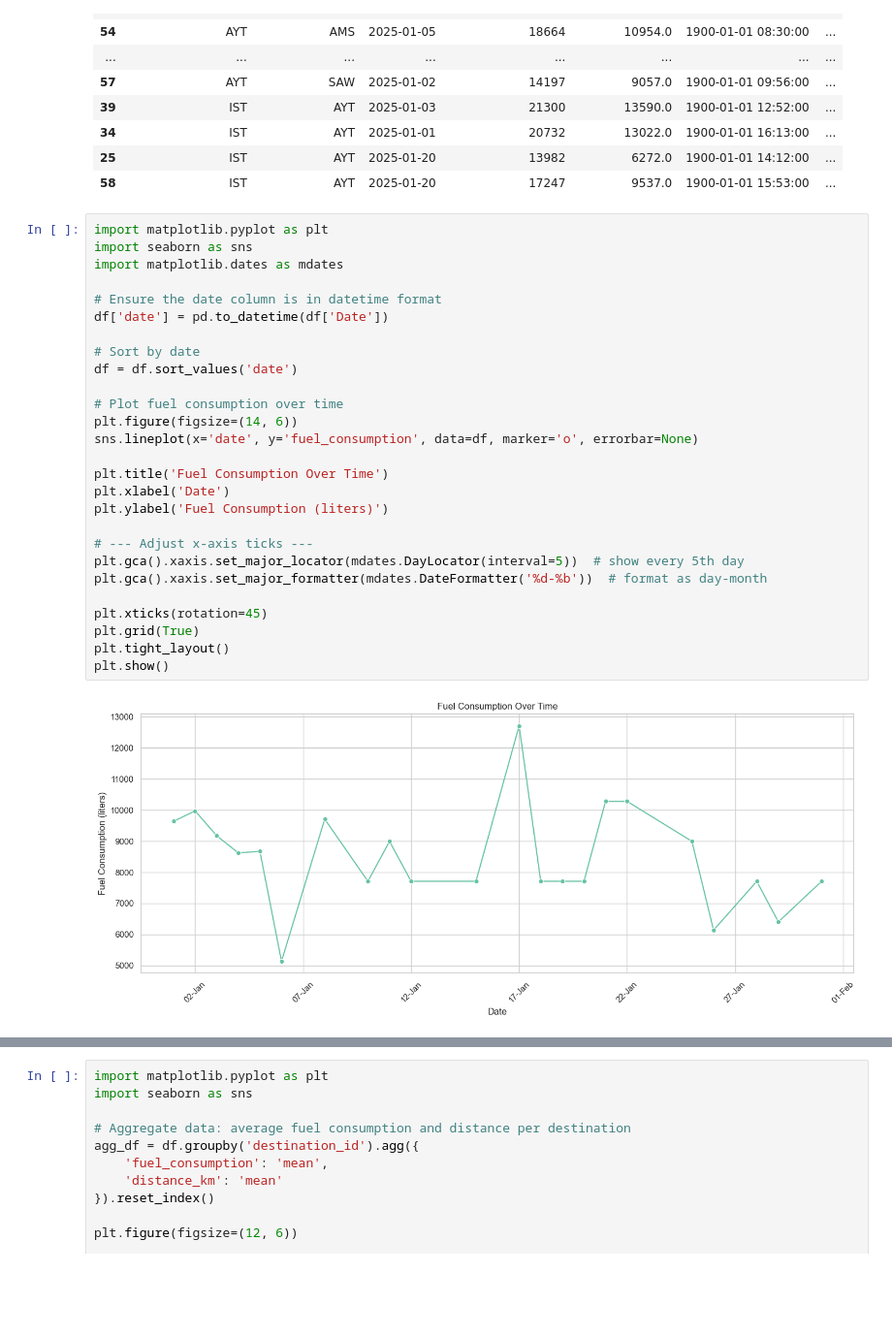
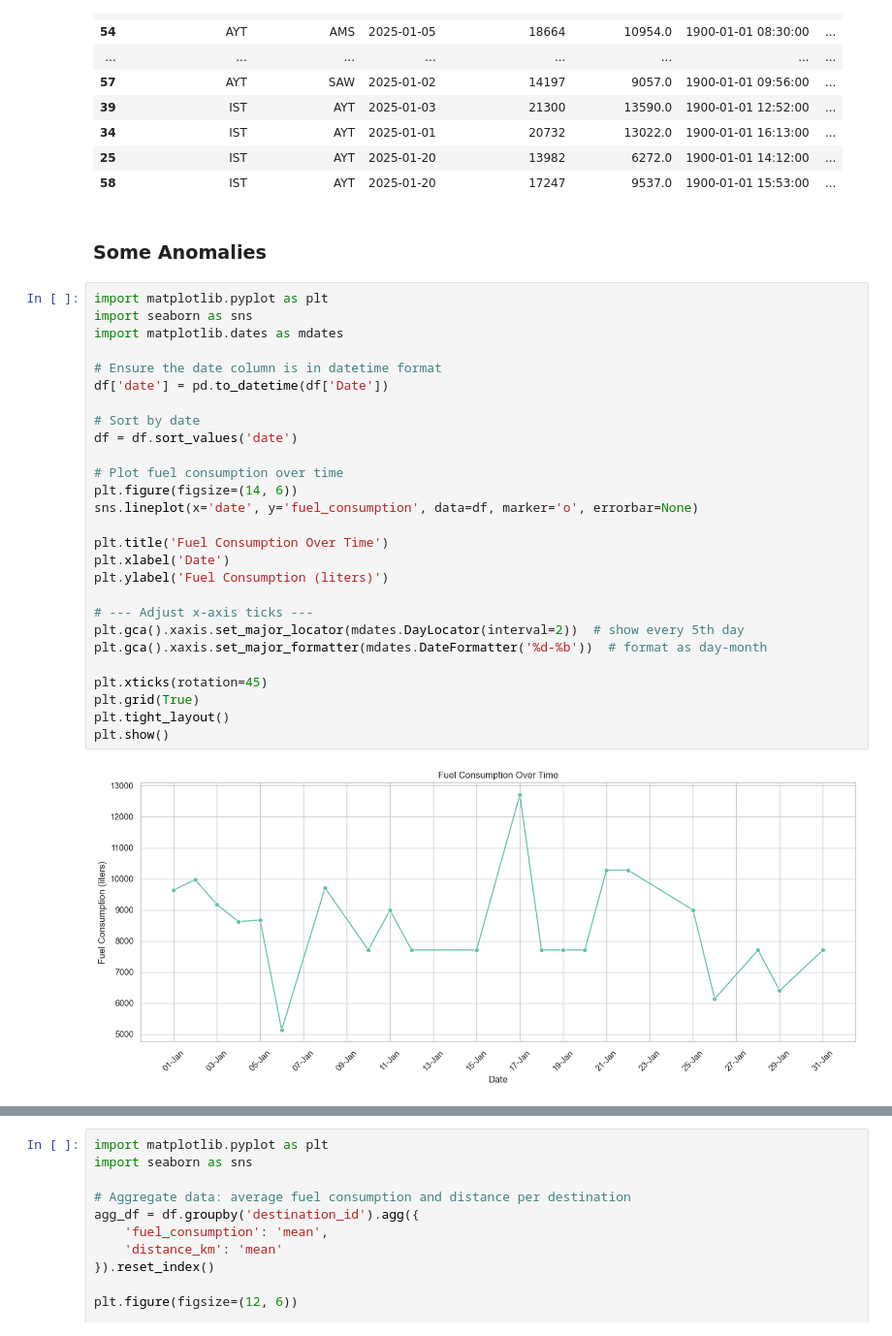
Before and after one commit to cagriertem/flight-fuel-consumption-regression-analysis, a Jupyter notebook: flight fuel consumption regression analysis.ipynb, the cells around one changed output, grey strips where cells are left out. Shown at 97% size. Saved outputs shown, nothing was run; the diff lists cells and outputs as text; blank space fills up the shorter version.

```diff
--- a/flight fuel consumption regression analysis.ipynb
+++ b/flight fuel consumption regression analysis.ipynb
@@ -550,32 +535,34 @@ df_sorted_speed_desc
 | 34 | IST | AYT | 2025-01-01 | 20732 | 13022.0 | 1900-01-01 16:13:00 | ... |
 | 25 | IST | AYT | 2025-01-20 | 13982 | 6272.0 | 1900-01-01 14:12:00 | ... |
 | 58 | IST | AYT | 2025-01-20 | 17247 | 9537.0 | 1900-01-01 15:53:00 | ... |
+# %% [markdown]
+### Some Anomalies
 # %%
 import matplotlib.pyplot as plt
 import seaborn as sns
 import matplotlib.dates as mdates
 
 # Ensure the date column is in datetime format
 df['date'] = pd.to_datetime(df['Date'])
 
 # Sort by date
 df = df.sort_values('date')
 
 # Plot fuel consumption over time
 plt.figure(figsize=(14, 6))
 sns.lineplot(x='date', y='fuel_consumption', data=df, marker='o', errorbar=None)
 
 plt.title('Fuel Consumption Over Time')
 plt.xlabel('Date')
 plt.ylabel('Fuel Consumption (liters)')
 
 # --- Adjust x-axis ticks ---
-plt.gca().xaxis.set_major_locator(mdates.DayLocator(interval=5))  # show every 5th day
+plt.gca().xaxis.set_major_locator(mdates.DayLocator(interval=2))  # show every 5th day
 plt.gca().xaxis.set_major_formatter(mdates.DateFormatter('%d-%b'))  # format as day-month
 
 plt.xticks(rotation=45)
 plt.grid(True)
 plt.tight_layout()
 plt.show()
 # %% [output]
-[figure, old version]
+[figure, new version]
```
Also changed, not shown: parts of 27 cells of this notebook.
